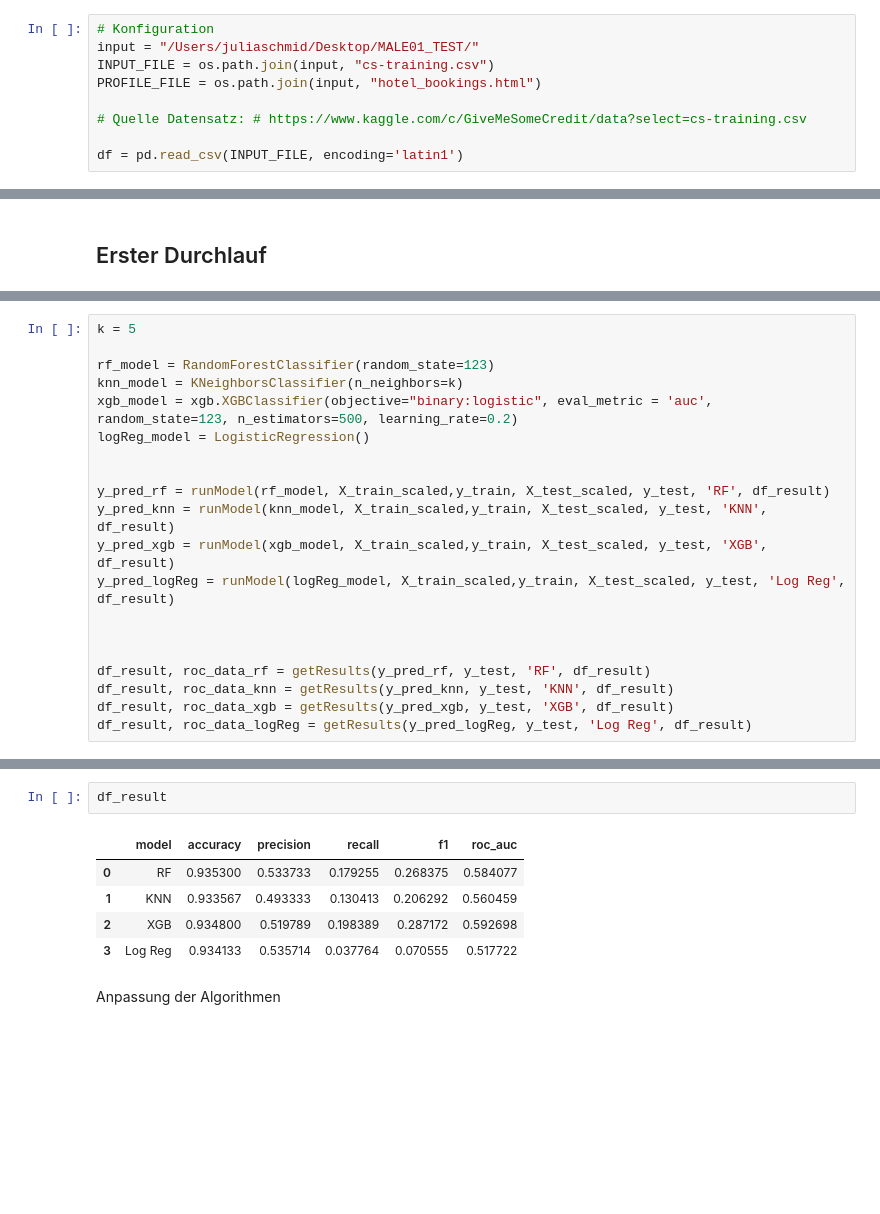
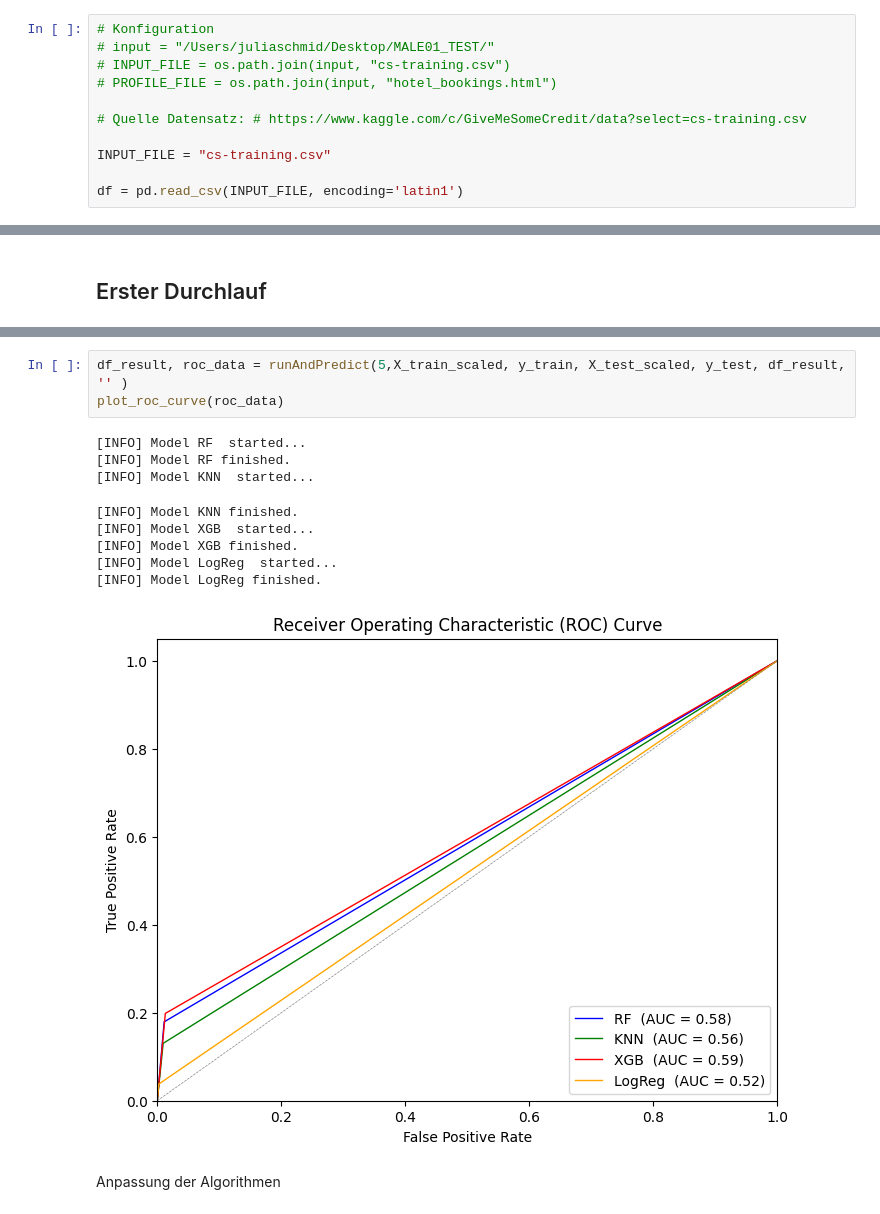
Before and after one commit to juliisch/MALE01, a Jupyter notebook: MALE01_ImbalancedData_JuliaSchmid.ipynb, the cells around one changed output, grey strips where cells are left out. Cells and saved outputs as stored; diff of their text form; blank space fills up the shorter version.

```diff
--- a/MALE01_ImbalancedData_JuliaSchmid.ipynb
+++ b/MALE01_ImbalancedData_JuliaSchmid.ipynb
@@ -28,12 +30,14 @@ from imblearn.over_sampling import RandomOverSampler
 from sklearn.preprocessing import StandardScaler
 # %%
 # Konfiguration
-input = "/Users/juliaschmid/Desktop/MALE01_TEST/"
-INPUT_FILE = os.path.join(input, "cs-training.csv")
-PROFILE_FILE = os.path.join(input, "hotel_bookings.html")
+# input = "/Users/juliaschmid/Desktop/MALE01_TEST/"
+# INPUT_FILE = os.path.join(input, "cs-training.csv")
+# PROFILE_FILE = os.path.join(input, "hotel_bookings.html")
 
 # Quelle Datensatz: # https://www.kaggle.com/c/GiveMeSomeCredit/data?select=cs-training.csv
 
+INPUT_FILE = "cs-training.csv"
+
 df = pd.read_csv(INPUT_FILE, encoding='latin1')
 # %%
 df.head()
@@ -256,20 +316,0 @@ def getResults(y_pred_model, y_test, name, df_result):
-# %%
-k = 5
-
-rf_model = RandomForestClassifier(random_state=123)
-knn_model = KNeighborsClassifier(n_neighbors=k)
-xgb_model = xgb.XGBClassifier(objective="binary:logistic", eval_metric = 'auc', random_state=123, n_estimators=500, learning_rate=0.2)
-logReg_model = LogisticRegression()
-
-
-y_pred_rf = runModel(rf_model, X_train_scaled,y_train, X_test_scaled, y_test, 'RF', df_result)
-y_pred_knn = runModel(knn_model, X_train_scaled,y_train, X_test_scaled, y_test, 'KNN', df_result)
-y_pred_xgb = runModel(xgb_model, X_train_scaled,y_train, X_test_scaled, y_test, 'XGB', df_result)
-y_pred_logReg = runModel(logReg_model, X_train_scaled,y_train, X_test_scaled, y_test, 'Log Reg', df_result)
-
-
-
-df_result, roc_data_rf = getResults(y_pred_rf, y_test, 'RF', df_result)
-df_result, roc_data_knn = getResults(y_pred_knn, y_test, 'KNN', df_result)
-df_result, roc_data_xgb = getResults(y_pred_xgb, y_test, 'XGB', df_result)
-df_result, roc_data_logReg = getResults(y_pred_logReg, y_test, 'Log Reg', df_result)
@@ -301,10 +317,15 @@ plt.show()
-# %%
-df_result
-# %% [output]
-|  | model | accuracy | precision | recall | f1 | roc_auc |
-| 0 | RF | 0.935300 | 0.533733 | 0.179255 | 0.268375 | 0.584077 |
-| 1 | KNN | 0.933567 | 0.493333 | 0.130413 | 0.206292 | 0.560459 |
-| 2 | XGB | 0.934800 | 0.519789 | 0.198389 | 0.287172 | 0.592698 |
-| 3 | Log Reg | 0.934133 | 0.535714 | 0.037764 | 0.070555 | 0.517722 |
+# %%
+df_result, roc_data = runAndPredict(5,X_train_scaled, y_train, X_test_scaled, y_test, df_result, '' )
+plot_roc_curve(roc_data)
+# %% [output]
+[INFO] Model RF  started...
+[INFO] Model RF finished.
+[INFO] Model KNN  started...
+[INFO] Model KNN finished.
+[INFO] Model XGB  started...
+[INFO] Model XGB finished.
+[INFO] Model LogReg  started...
+[INFO] Model LogReg finished.
+[figure, added]
 # %% [markdown]
 Anpassung der Algorithmen
```
Also changed, not shown: parts of 22 cells of this notebook.
